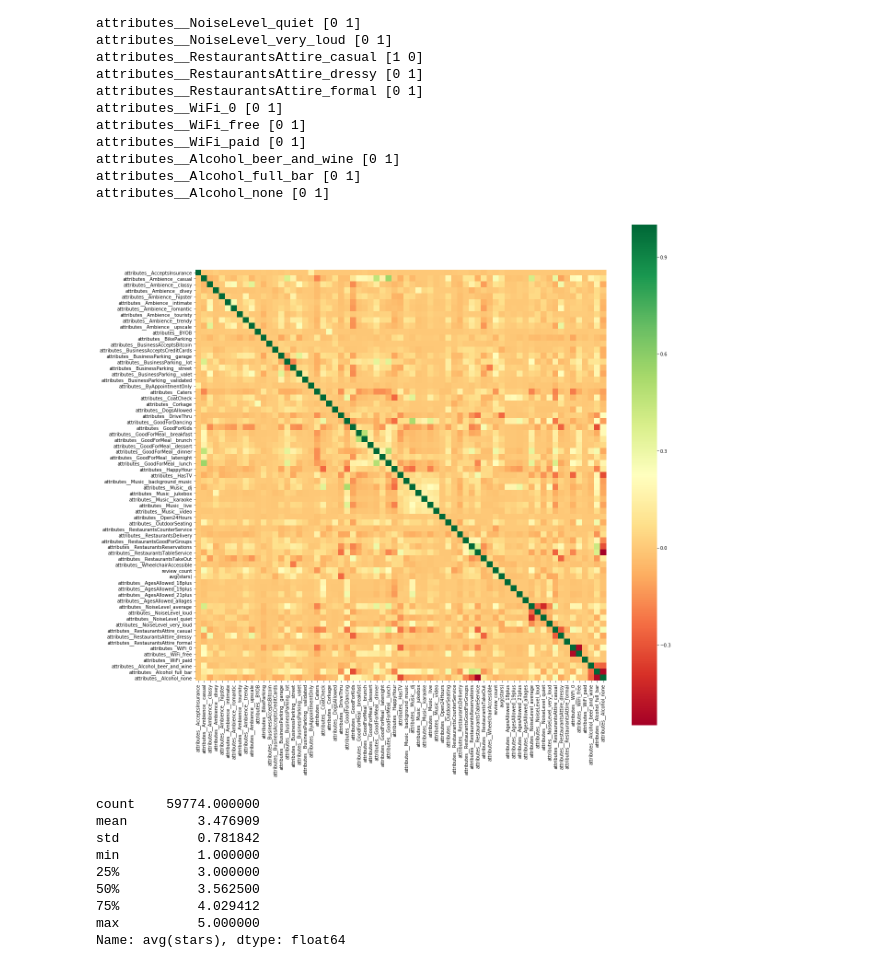
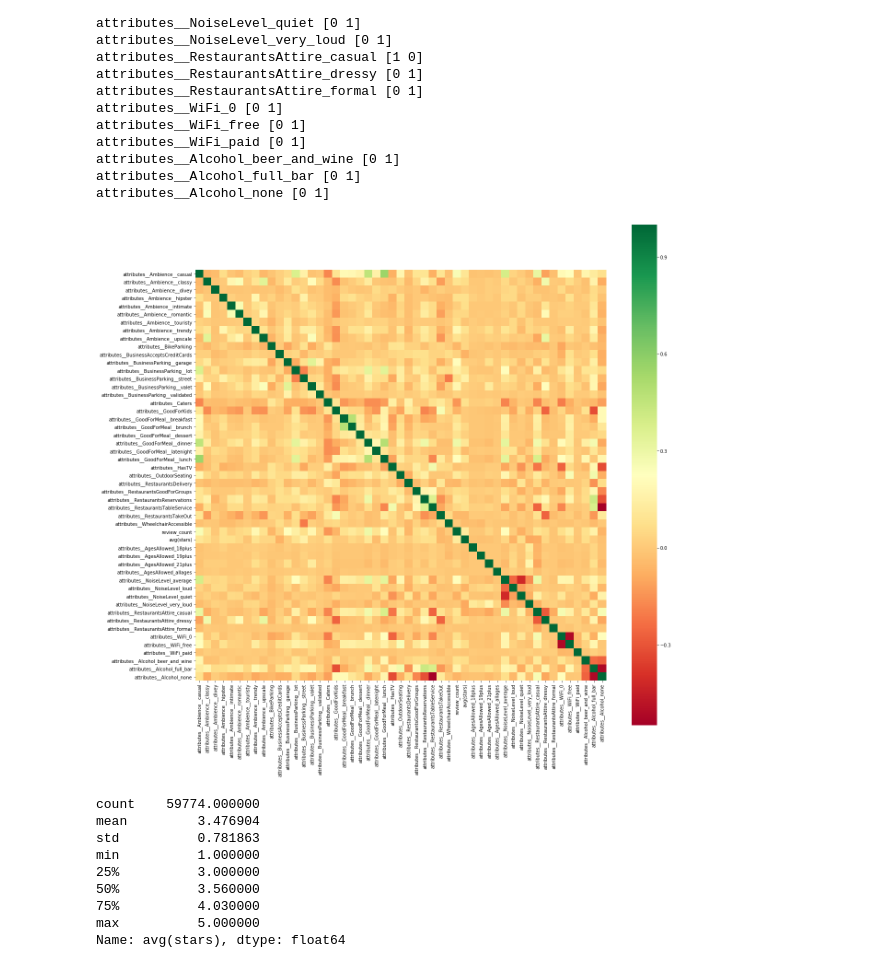
Before and after one commit to icaropires/yelp-challenge-avaliacoes-estabelecimentos, a Jupyter notebook: yelp.ipynb, the cells around one changed output. Cells and saved outputs as stored; diff of their text form; code cells hidden in the pictures.

Commit message:
Round the avg(stars)

```diff
--- a/yelp.ipynb
+++ b/yelp.ipynb
@@ -10,7 +10,29 @@ df.drop(inplace=True, columns=['attributes__DietaryRestrictions',
                                'attributes__Smoking',
                                'state',
                                'business_id',
-                               'business_id.1'])
+                               'business_id.1',
+                               'attributes__AcceptsInsurance',
+                               'attributes__BYOB',
+                               'attributes__BusinessAcceptsBitcoin',
+                               'attributes__ByAppointmentOnly',
+                               'attributes__CoatCheck',
+                               'attributes__Corkage',
+                               'attributes__DietaryRestrictions',
+                               'attributes__DogsAllowed',
+                               'attributes__DriveThru',
+                               'attributes__GoodForDancing',
+                               'attributes__HappyHour',
+                                'attributes__Music__background_music' ,
+                               'attributes__Music__dj',
+                               'attributes__Music__jukebox',
+                               'attributes__Music__karaoke',
+                               'attributes__Music__live',
+                               'attributes__Music__no_music',
+                               'attributes__Music__video',
+                               'attributes__Open24Hours',
+                               'attributes__RestaurantsCounterService',
+                               'attributes__Smoking'
+                              ])
 
 df = pd.get_dummies(df, columns=['attributes__AgesAllowed',
                                  'attributes__NoiseLevel',
@@ -49,20 +71,24 @@ attributes__Alcohol_none [0 1]
 # %%
 import seaborn as sns
 import matplotlib.pyplot as plt
 
 plt.figure(figsize=(20, 20))
 sns.heatmap(df.corr(), square=True, cmap='RdYlGn')
 plt.show()
+
+df = pd.DataFrame(df).round(2)
 df['avg(stars)'].describe()
+
+#df['avg(stars)'].unique()
 # %% [output]
-[figure, old version]
+[figure, new version]
 count    59774.000000
-mean         3.476909
-std          0.781842
+mean         3.476904
+std          0.781863
 min          1.000000
 25%          3.000000
-50%          3.562500
-75%          4.029412
+50%          3.560000
+75%          4.030000
 max          5.000000
 Name: avg(stars), dtype: float64
 # %%
```
Also changed, not shown: parts of 4 cells of this notebook.
